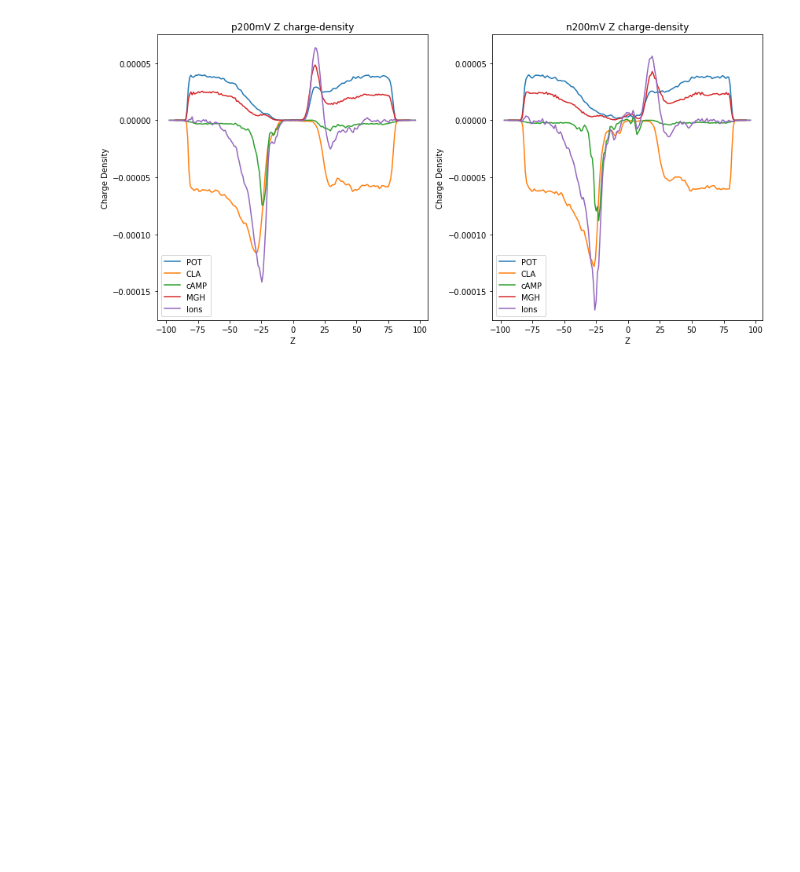
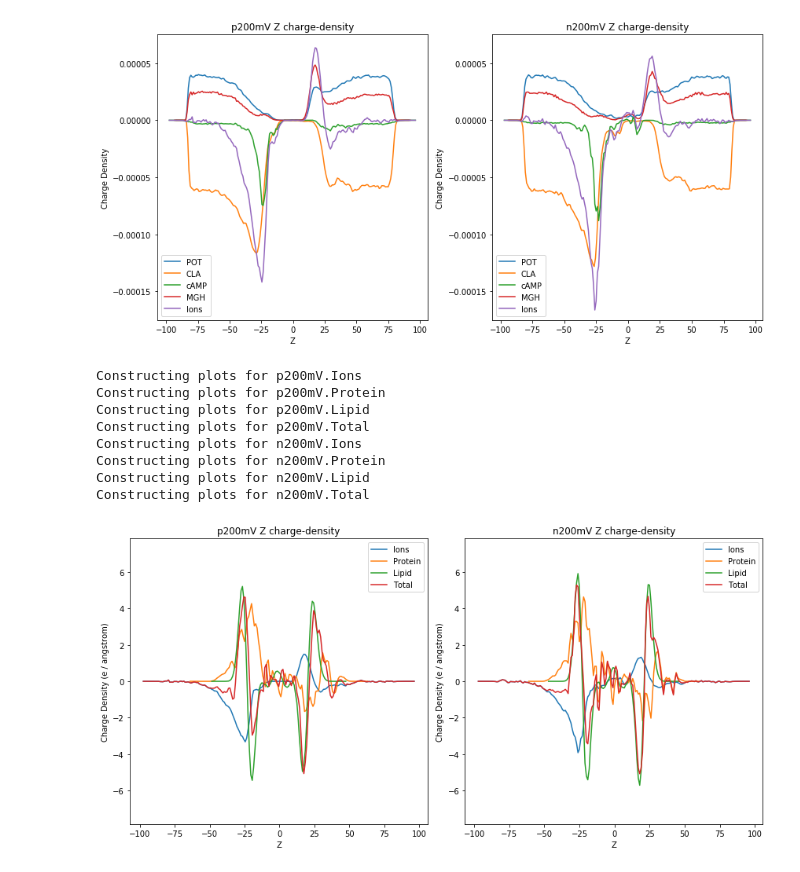
Before and after one commit to wesleymsmith/CX26_PME_Analysis, a Jupyter notebook: PME_Analysis_Notebook.ipynb, the cells around one changed output. Cells and saved outputs as stored; diff of their text form; code cells hidden in the pictures; blank space fills up the shorter version.

```diff
--- a/PME_Analysis_Notebook.ipynb
+++ b/PME_Analysis_Notebook.ipynb
@@ -334,7 +338,7 @@ for iSim,simName in enumerate(simNameList):
         ax.set_ylim(-.000175,.000075)
         ax.set_title('{sim} Z charge-density'.format(sim=simName))
         ax.set_xlabel('Z')
-        ax.set_ylabel('Charge Density')
+        ax.set_ylabel('Charge Density (e / angstrom^3)')
 
         #ymid=int(np.round(densityData.shape[1]/2.))
         #xzDensity=np.rot90(densityData[:,ymid,:])
@@ -359,3 +363,44 @@ Constructing plots for n200mV.cAMP
 Constructing plots for n200mV.MGH
 Constructing plots for n200mV.Ions
 [figure]
+# %%
+fig,axs=plt.subplots(
+    nrows=1, #len(ionNameList)+1, #
+    ncols=len(simNameList)
+    )
+
+fig.set_figwidth(12)
+fig.set_figheight(
+        6 #11.0*(len(ionNameList)+1)/len(simNameList)
+    )
+
+for iSim,simName in enumerate(simNameList):
+    for iIon,ionName in enumerate(['Ions','Protein','Lipid','Total']): #ionNameList):
+        print("Constructing plots for {sim}.{ion}".format(sim=simName,ion=ionName))
+        dataKey='.'.join([simName,ionName])
+        densityData=densityMapDict[dataKey].grid
+        crossSectionArea=np.product(densityData.shape[:2])
+
+        zDensity=np.mean(densityData,axis=(0,1))*crossSectionArea
+        ax=axs[iSim]
+        sns.lineplot(
+            x=np.arange(densityData.shape[2])-densityData.shape[2]/2,
+            y=zDensity,
+            label=ionName,ax=ax)
+        ax.set_ylim(-7.832, 7.832) #(-.00025*crossSectionArea,.00025*crossSectionArea)
+        ax.set_title('{sim} Z charge-density'.format(sim=simName))
+        ax.set_xlabel('Z')
+        ax.set_ylabel('Charge Density (e / angstrom)')
+
+plt.tight_layout()
+plt.show()
+# %% [output]
+Constructing plots for p200mV.Ions
+Constructing plots for p200mV.Protein
+Constructing plots for p200mV.Lipid
+Constructing plots for p200mV.Total
+Constructing plots for n200mV.Ions
+Constructing plots for n200mV.Protein
+Constructing plots for n200mV.Lipid
+Constructing plots for n200mV.Total
+[figure, added]
```
Also changed, not shown: parts of 5 cells of this notebook, 2 other files.
